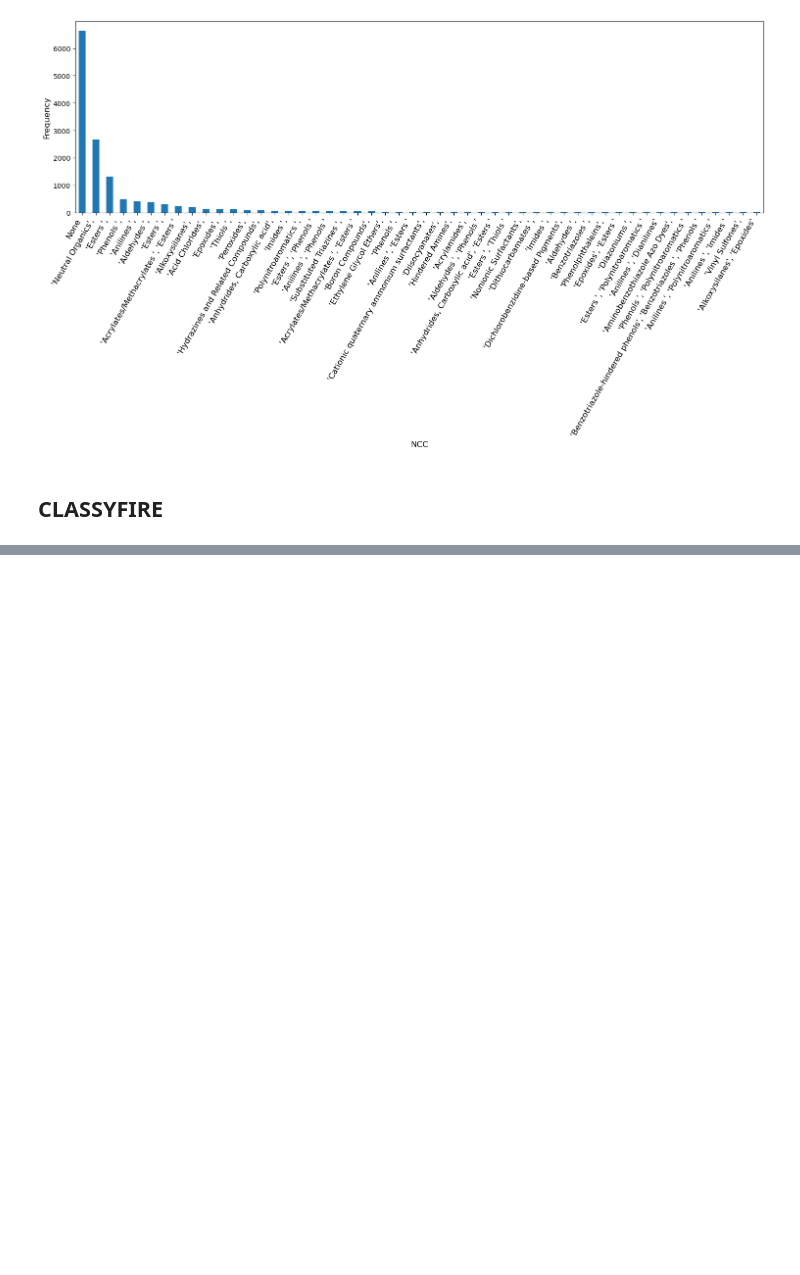
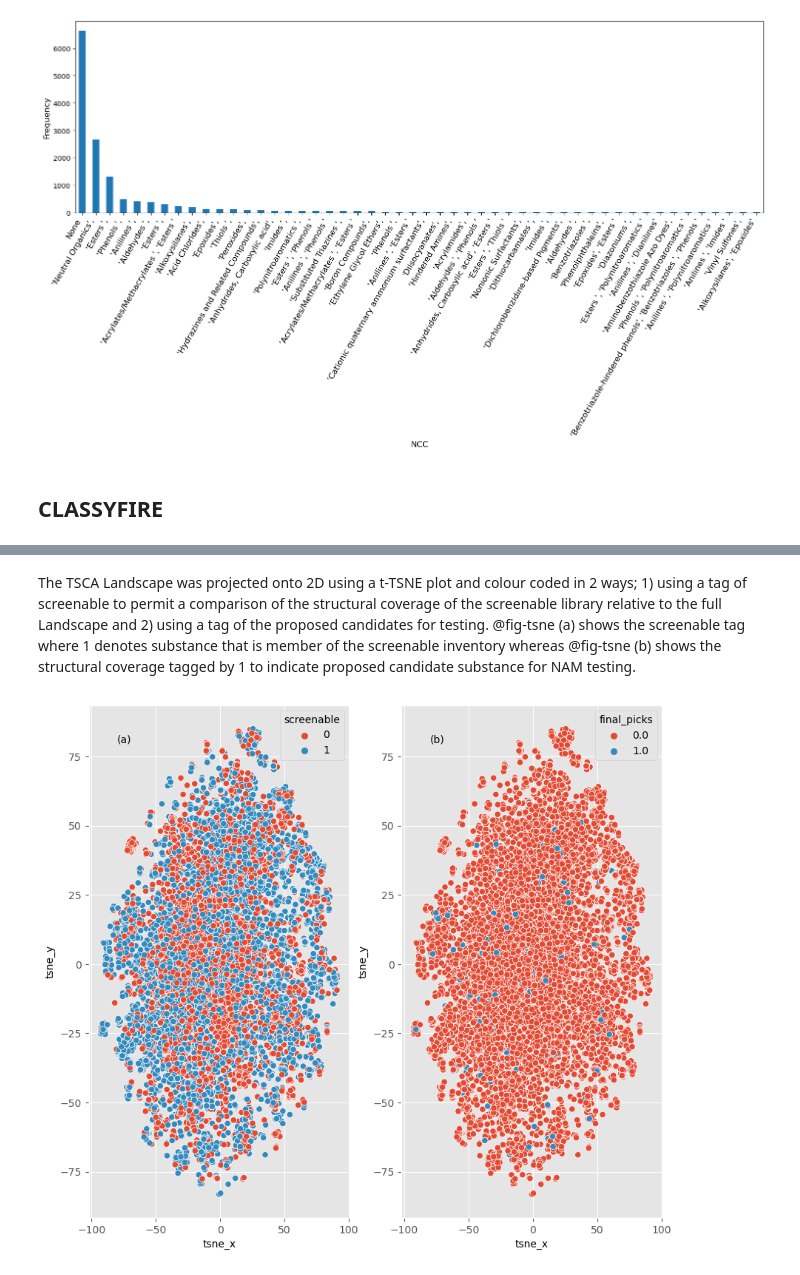
Before and after one commit to patlewig/tsca_categories, a Jupyter notebook: reports/tsca/tsca.ipynb, the cells around one changed output, grey strips where cells are left out. Saved outputs shown, nothing was run; the diff lists cells and outputs as text; code cells hidden in the pictures; blank space fills up the shorter version.

```diff
--- a/reports/tsca/tsca.ipynb
+++ b/reports/tsca/tsca.ipynb
@@ -186,0 +292,18 @@ A total of 467 substances were identified as a result of the MaxMin procedure fo
+# %% [markdown]
+The TSCA Landscape was projected onto 2D using a t-TSNE plot and colour coded in 2 ways; 1) using a tag of screenable to permit a comparison of the structural coverage of the screenable library relative to the full Landscape and 2) using a tag of the proposed candidates for testing. @fig-tsne (a) shows the screenable tag where 1 denotes substance that is member of the screenable inventory whereas @fig-tsne (b) shows the structural coverage tagged by 1 to indicate proposed candidate substance for NAM testing.
+# %%
+tsne_df= pd.read_csv(interim_dir+'tsne_df_080823.csv', index_col = [0])
+# %%
+#| label: fig-tsna
+#| fig-cap: 'Terminal categoriy membership size'
+
+fig, ax = plt.subplots(1,2,figsize = (10,9))
+
+sns.scatterplot(x="tsne_x", y="tsne_y",
+                     data=tsne_df, hue = 'screenable', ax = ax[0])
+sns.scatterplot(x="tsne_x", y="tsne_y",
+                     data=tsne_df, hue = 'final_picks', ax = ax[1])
+ax[0].text(-80, 80, "(a)", horizontalalignment='left', size='medium', color='black', )
+ax[1].text(-80, 80, "(b)", horizontalalignment='left', size='medium', color='black', );
+# %% [output]
+[figure, added]
```
Also changed, not shown: parts of 102 cells of this notebook.
